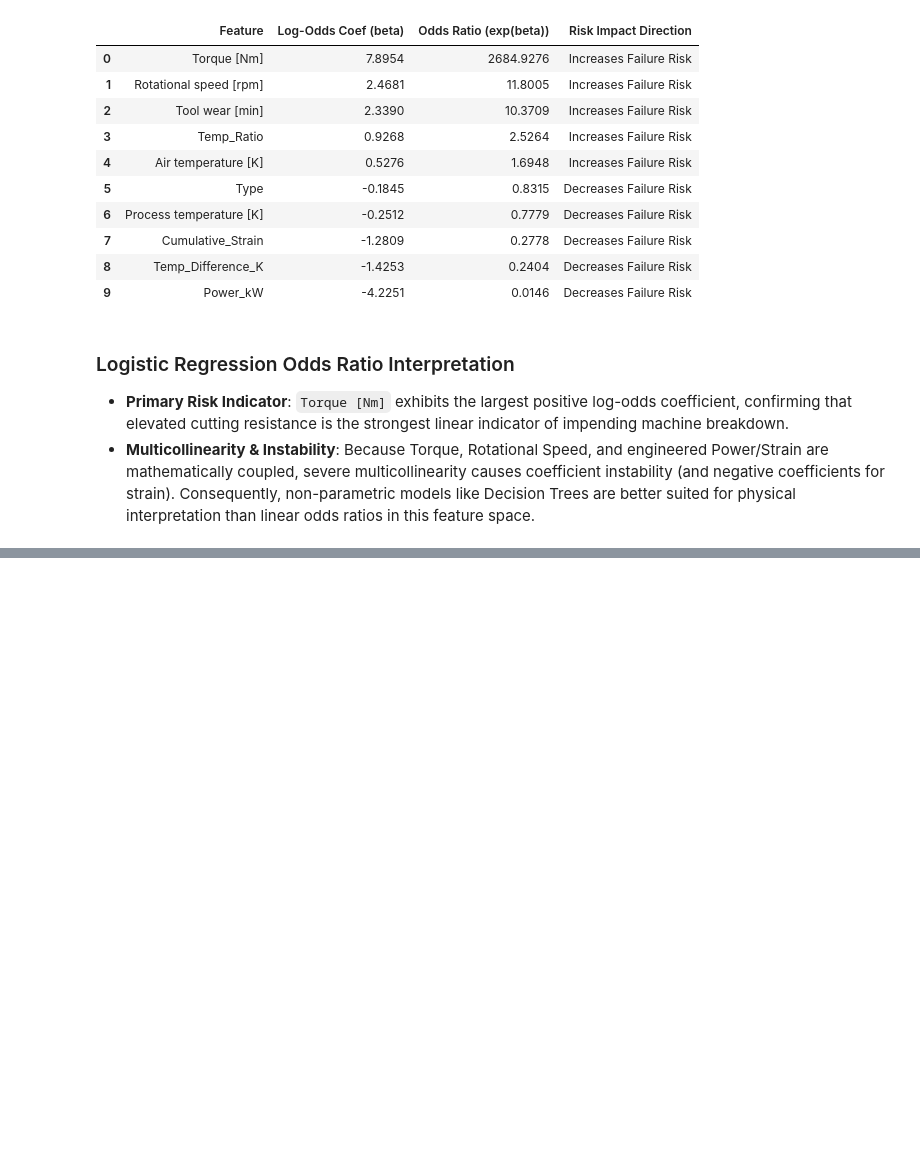
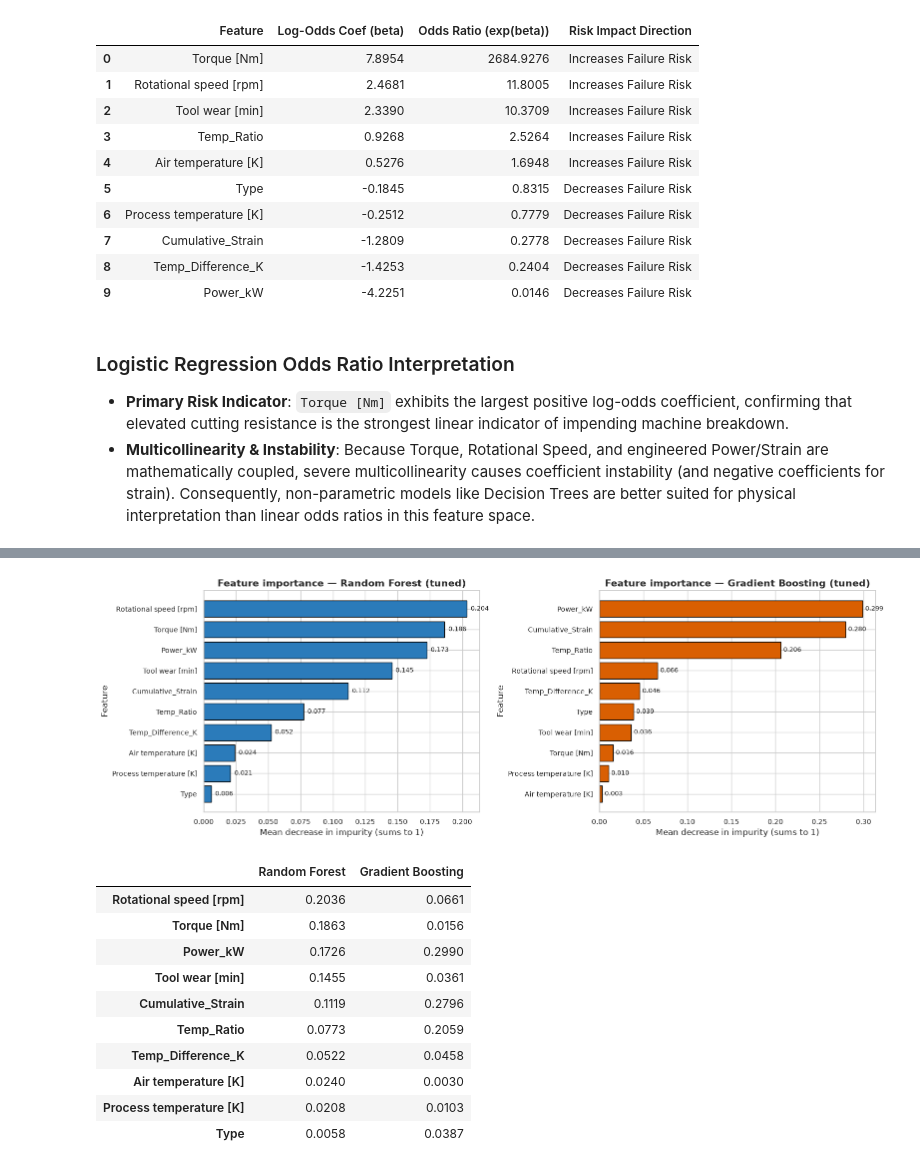
Before and after one commit to Nandot006/machine-health-profiling, a Jupyter notebook: notebooks/02_Classification_AI4I.ipynb, the cells around one changed output, grey strips where cells are left out. Cells and saved outputs as stored; diff of their text form; code cells hidden in the pictures; blank space fills up the shorter version.

```diff
--- a/notebooks/02_Classification_AI4I.ipynb
+++ b/notebooks/02_Classification_AI4I.ipynb
@@ -490,0 +705,30 @@ Logistic Regression Feature Weight Interpretations:
+# %%
+fig, axes = plt.subplots(1, 2, figsize=(16, 5.5))
+for ax, name, colour in zip(axes, ["Random Forest", "Gradient Boosting"], ["#2b7bba", "#d95f02"]):
+    imp = pd.Series(tuned_models[name].feature_importances_, index=feature_names).sort_values()
+    ax.barh(imp.index, imp.values, color=colour, edgecolor="black")
+    for y_pos, v in enumerate(imp.values):
+        ax.text(v + 0.003, y_pos, f"{v:.3f}", va="center", fontsize=9)
+    ax.set_title(f"Feature importance — {name} (tuned)", fontweight="bold")
+    ax.set_xlabel("Mean decrease in impurity (sums to 1)")
+    ax.set_ylabel("Feature")
+plt.tight_layout()
+plt.show()
+
+importance_df = pd.DataFrame({name: tuned_models[name].feature_importances_
+                              for name in ["Random Forest", "Gradient Boosting"]},
+                             index=feature_names).sort_values("Random Forest", ascending=False)
+display(importance_df.round(4))
+# %% [output]
+[figure, added]
+|  | Random Forest | Gradient Boosting |
+| Rotational speed [rpm] | 0.2036 | 0.0661 |
+| Torque [Nm] | 0.1863 | 0.0156 |
+| Power_kW | 0.1726 | 0.2990 |
+| Tool wear [min] | 0.1455 | 0.0361 |
+| Cumulative_Strain | 0.1119 | 0.2796 |
+| Temp_Ratio | 0.0773 | 0.2059 |
+| Temp_Difference_K | 0.0522 | 0.0458 |
+| Air temperature [K] | 0.0240 | 0.0030 |
+| Process temperature [K] | 0.0208 | 0.0103 |
+| Type | 0.0058 | 0.0387 |
```
Also changed, not shown: parts of 29 cells of this notebook, 4 other files.
